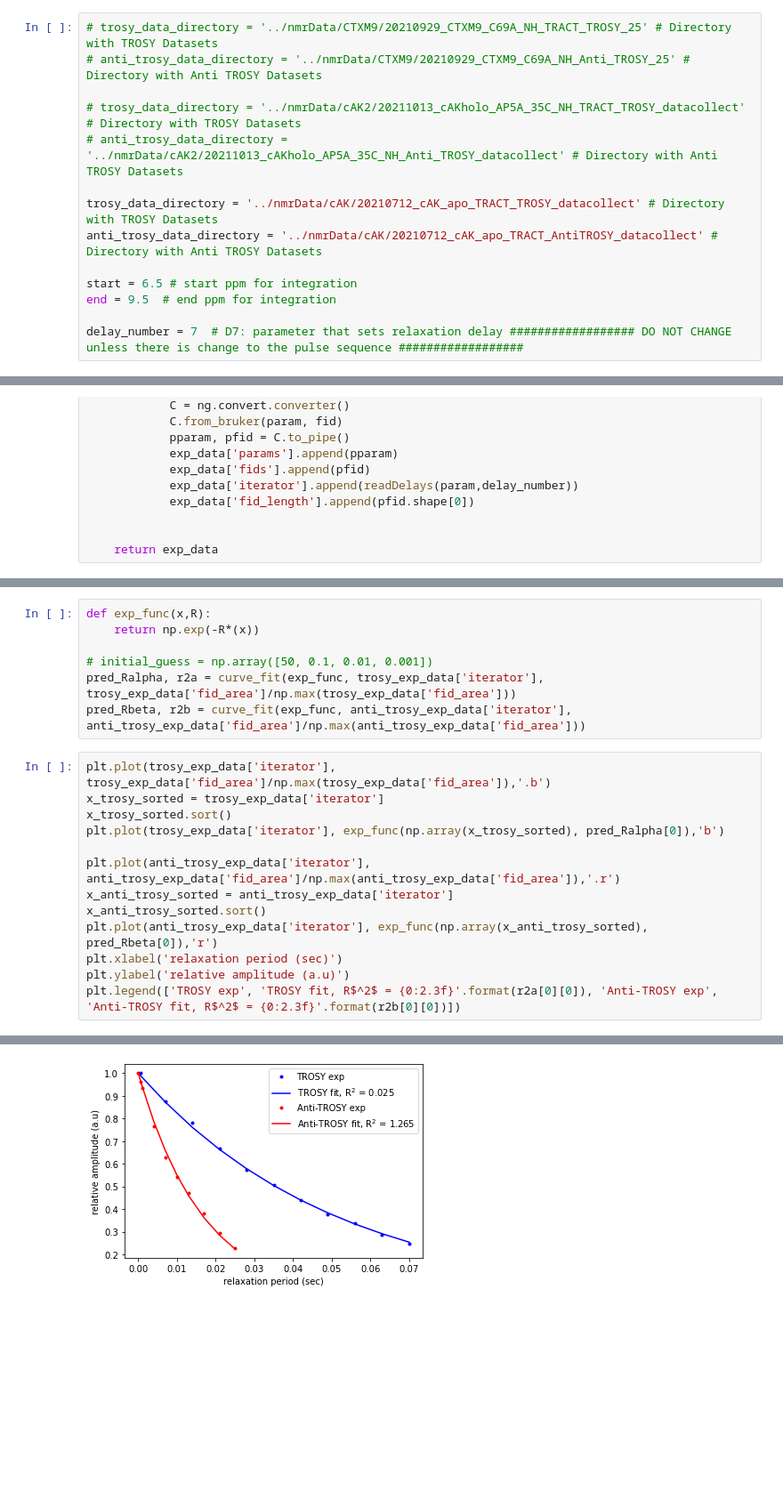
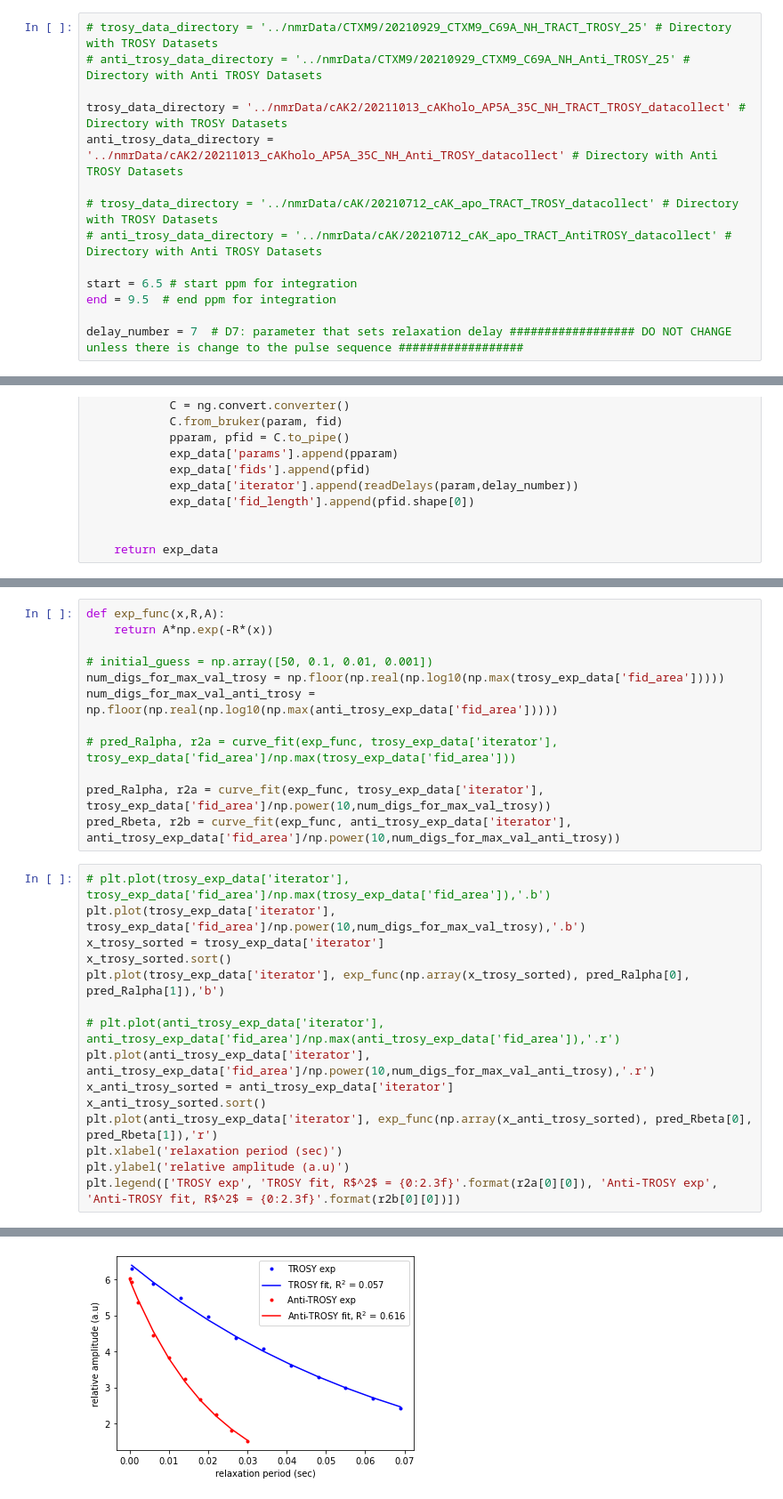
Before and after one commit to amandaqu/JHU_Scripts, a Jupyter notebook: TRACT-Analysis/TRACTanalysis.ipynb, the cells around one changed output, grey strips where cells are left out. Shown at 89% size. Cells and saved outputs as stored; diff of their text form; blank space fills up the shorter version.

```diff
--- a/TRACT-Analysis/TRACTanalysis.ipynb
+++ b/TRACT-Analysis/TRACTanalysis.ipynb
@@ -21,11 +21,11 @@ Only make changes to the parameters in the following cell
 # trosy_data_directory = '../nmrData/CTXM9/20210929_CTXM9_C69A_NH_TRACT_TROSY_25' # Directory with TROSY Datasets
 # anti_trosy_data_directory = '../nmrData/CTXM9/20210929_CTXM9_C69A_NH_Anti_TROSY_25' # Directory with Anti TROSY Datasets
 
-# trosy_data_directory = '../nmrData/cAK2/20211013_cAKholo_AP5A_35C_NH_TRACT_TROSY_datacollect' # Directory with TROSY Datasets
-# anti_trosy_data_directory = '../nmrData/cAK2/20211013_cAKholo_AP5A_35C_NH_Anti_TROSY_datacollect' # Directory with Anti TROSY Datasets
+trosy_data_directory = '../nmrData/cAK2/20211013_cAKholo_AP5A_35C_NH_TRACT_TROSY_datacollect' # Directory with TROSY Datasets
+anti_trosy_data_directory = '../nmrData/cAK2/20211013_cAKholo_AP5A_35C_NH_Anti_TROSY_datacollect' # Directory with Anti TROSY Datasets
 
-trosy_data_directory = '../nmrData/cAK/20210712_cAK_apo_TRACT_TROSY_datacollect' # Directory with TROSY Datasets
-anti_trosy_data_directory = '../nmrData/cAK/20210712_cAK_apo_TRACT_AntiTROSY_datacollect' # Directory with Anti TROSY Datasets
+# trosy_data_directory = '../nmrData/cAK/20210712_cAK_apo_TRACT_TROSY_datacollect' # Directory with TROSY Datasets
+# anti_trosy_data_directory = '../nmrData/cAK/20210712_cAK_apo_TRACT_AntiTROSY_datacollect' # Directory with Anti TROSY Datasets
 
 start = 6.5 # start ppm for integration
 end = 9.5  # end ppm for integration
@@ -138,26 +138,33 @@ plt.legend(['TROSY exp','Anti-TROSY exp'])
 # %%
-def exp_func(x,R):
-    return np.exp(-R*(x))
+def exp_func(x,R,A):
+    return A*np.exp(-R*(x))
 
 # initial_guess = np.array([50, 0.1, 0.01, 0.001])
-pred_Ralpha, r2a = curve_fit(exp_func, trosy_exp_data['iterator'], trosy_exp_data['fid_area']/np.max(trosy_exp_data['fid_area']))
-pred_Rbeta, r2b = curve_fit(exp_func, anti_trosy_exp_data['iterator'], anti_trosy_exp_data['fid_area']/np.max(anti_trosy_exp_data['fid_area']))
+num_digs_for_max_val_trosy = np.floor(np.real(np.log10(np.max(trosy_exp_data['fid_area']))))
+num_digs_for_max_val_anti_trosy = np.floor(np.real(np.log10(np.max(anti_trosy_exp_data['fid_area']))))
+
+# pred_Ralpha, r2a = curve_fit(exp_func, trosy_exp_data['iterator'], trosy_exp_data['fid_area']/np.max(trosy_exp_data['fid_area']))
+
+pred_Ralpha, r2a = curve_fit(exp_func, trosy_exp_data['iterator'], trosy_exp_data['fid_area']/np.power(10,num_digs_for_max_val_trosy))
+pred_Rbeta, r2b = curve_fit(exp_func, anti_trosy_exp_data['iterator'], anti_trosy_exp_data['fid_area']/np.power(10,num_digs_for_max_val_anti_trosy))
 # %%
-plt.plot(trosy_exp_data['iterator'], trosy_exp_data['fid_area']/np.max(trosy_exp_data['fid_area']),'.b')
+# plt.plot(trosy_exp_data['iterator'], trosy_exp_data['fid_area']/np.max(trosy_exp_data['fid_area']),'.b')
+plt.plot(trosy_exp_data['iterator'], trosy_exp_data['fid_area']/np.power(10,num_digs_for_max_val_trosy),'.b')
 x_trosy_sorted = trosy_exp_data['iterator']
 x_trosy_sorted.sort()
-plt.plot(trosy_exp_data['iterator'], exp_func(np.array(x_trosy_sorted), pred_Ralpha[0]),'b')
+plt.plot(trosy_exp_data['iterator'], exp_func(np.array(x_trosy_sorted), pred_Ralpha[0], pred_Ralpha[1]),'b')
 
-plt.plot(anti_trosy_exp_data['iterator'], anti_trosy_exp_data['fid_area']/np.max(anti_trosy_exp_data['fid_area']),'.r')
+# plt.plot(anti_trosy_exp_data['iterator'], anti_trosy_exp_data['fid_area']/np.max(anti_trosy_exp_data['fid_area']),'.r')
+plt.plot(anti_trosy_exp_data['iterator'], anti_trosy_exp_data['fid_area']/np.power(10,num_digs_for_max_val_anti_trosy),'.r')
 x_anti_trosy_sorted = anti_trosy_exp_data['iterator']
 x_anti_trosy_sorted.sort()
-plt.plot(anti_trosy_exp_data['iterator'], exp_func(np.array(x_anti_trosy_sorted), pred_Rbeta[0]),'r')
+plt.plot(anti_trosy_exp_data['iterator'], exp_func(np.array(x_anti_trosy_sorted), pred_Rbeta[0], pred_Rbeta[1]),'r')
 plt.xlabel('relaxation period (sec)')
 plt.ylabel('relative amplitude (a.u)')
 plt.legend(['TROSY exp', 'TROSY fit, R$^2$ = {0:2.3f}'.format(r2a[0][0]), 'Anti-TROSY exp', 'Anti-TROSY fit, R$^2$ = {0:2.3f}'.format(r2b[0][0])])
 # %% [output]
 <matplotlib.legend.Legend at 0x...>
-[figure, old version]
+[figure, new version]
 # %%
 
 h = 6.62607004 * 1e-34
```
Also changed, not shown: parts of 4 cells of this notebook.
